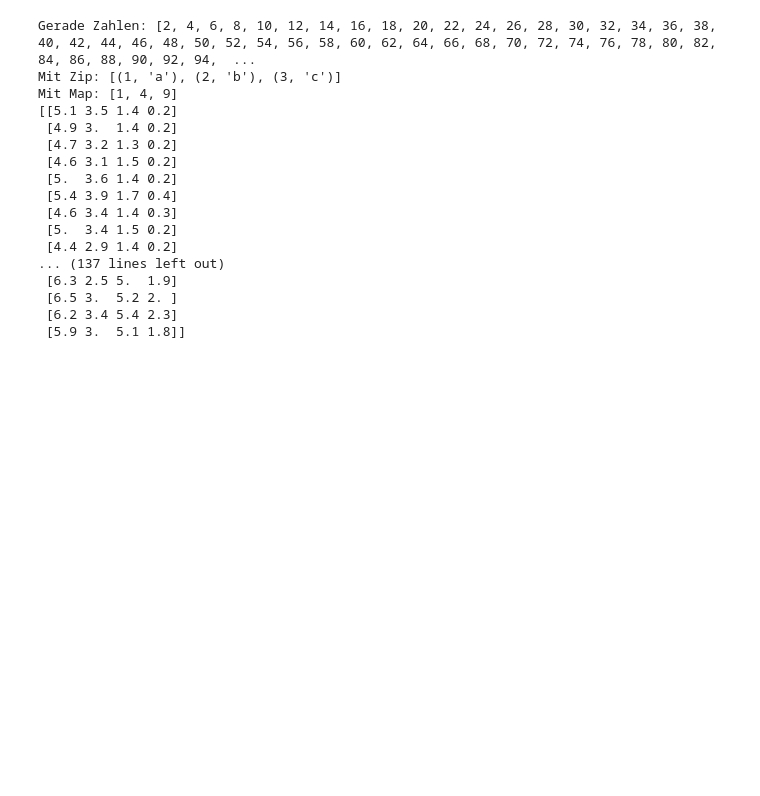
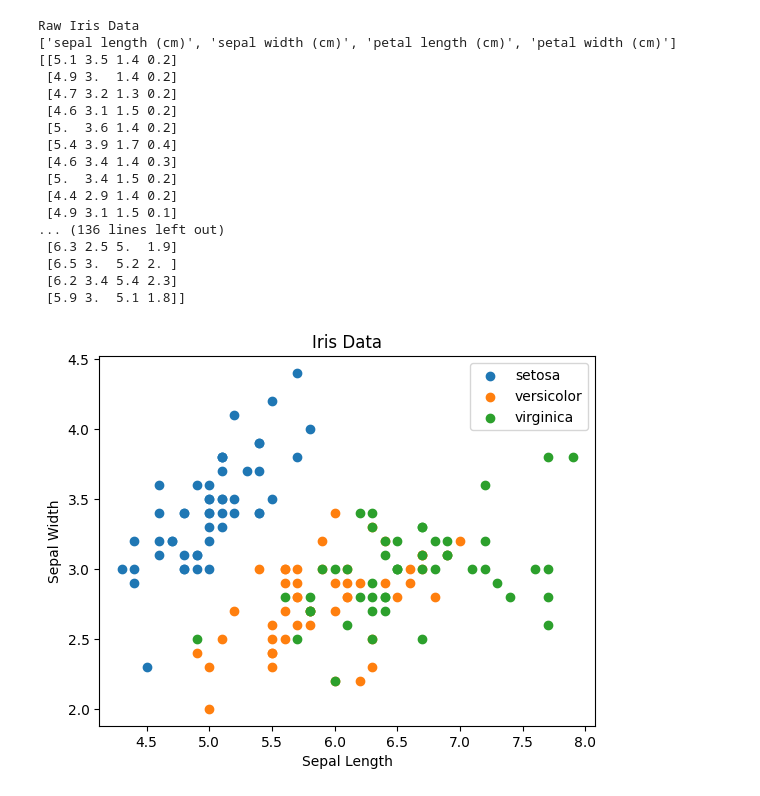
Before and after one commit to MhouneyLH/maschinelles_lernen, a Jupyter notebook: iris_flower_classification.ipynb, the cells around one changed output. Drawn from its saved outputs; the diff is of its cells as text; code cells hidden in the pictures; blank space fills up the shorter version.

```diff
--- a/iris_flower_classification.ipynb
+++ b/iris_flower_classification.ipynb
@@ -2,13 +2,14 @@
 from sklearn.datasets import load_iris
 import pandas as pd
 
-iris = load_iris();
+iris = load_iris()
 
+print("Raw Iris Data")
+print(iris.feature_names)
 print(iris.data)
 # %% [output]
-Gerade Zahlen: [2, 4, 6, 8, 10, 12, 14, 16, 18, 20, 22, 24, 26, 28, 30, 32, 34, 36, 38, 40, 42, 44, 46, 48, 50, 52, 54, 56, 58, 60, 62, 64, 66, 68, 70, 72, 74, 76, 78, 80, 82, 84, 86, 88, 90, 92, 94,  ...
-Mit Zip: [(1, 'a'), (2, 'b'), (3, 'c')]
-Mit Map: [1, 4, 9]
+Raw Iris Data
+['sepal length (cm)', 'sepal width (cm)', 'petal length (cm)', 'petal width (cm)']
 [[5.1 3.5 1.4 0.2]
  [4.9 3.  1.4 0.2]
  [4.7 3.2 1.3 0.2]
@@ -18,8 +19,33 @@ Mit Map: [1, 4, 9]
  [4.6 3.4 1.4 0.3]
  [5.  3.4 1.5 0.2]
  [4.4 2.9 1.4 0.2]
-... (137 lines left out)
+ [4.9 3.1 1.5 0.1]
+... (136 lines left out)
  [6.3 2.5 5.  1.9]
  [6.5 3.  5.2 2. ]
  [6.2 3.4 5.4 2.3]
  [5.9 3.  5.1 1.8]]
+# %%
+import matplotlib.pyplot as plt
+import numpy as np
+
+fig, ax = plt.subplots()
+
+unique_targets = set(iris.target)
+
+for target in unique_targets:
+    # Get indices of rows with the current target
+    indices = [i for i, x in enumerate(iris.target) if x == target]
+
+    # Plot the data for the current target
+    ax.scatter(iris.data[indices, 0], iris.data[indices, 1], label=iris.target_names[target])
+
+ax.set_xlabel('Sepal Length')
+ax.set_ylabel('Sepal Width')
+ax.set_title('Iris Data')
+
+ax.legend()
+
+plt.show()
+# %% [output]
+[figure, added]
```
Also changed, not shown: 1 other file.
